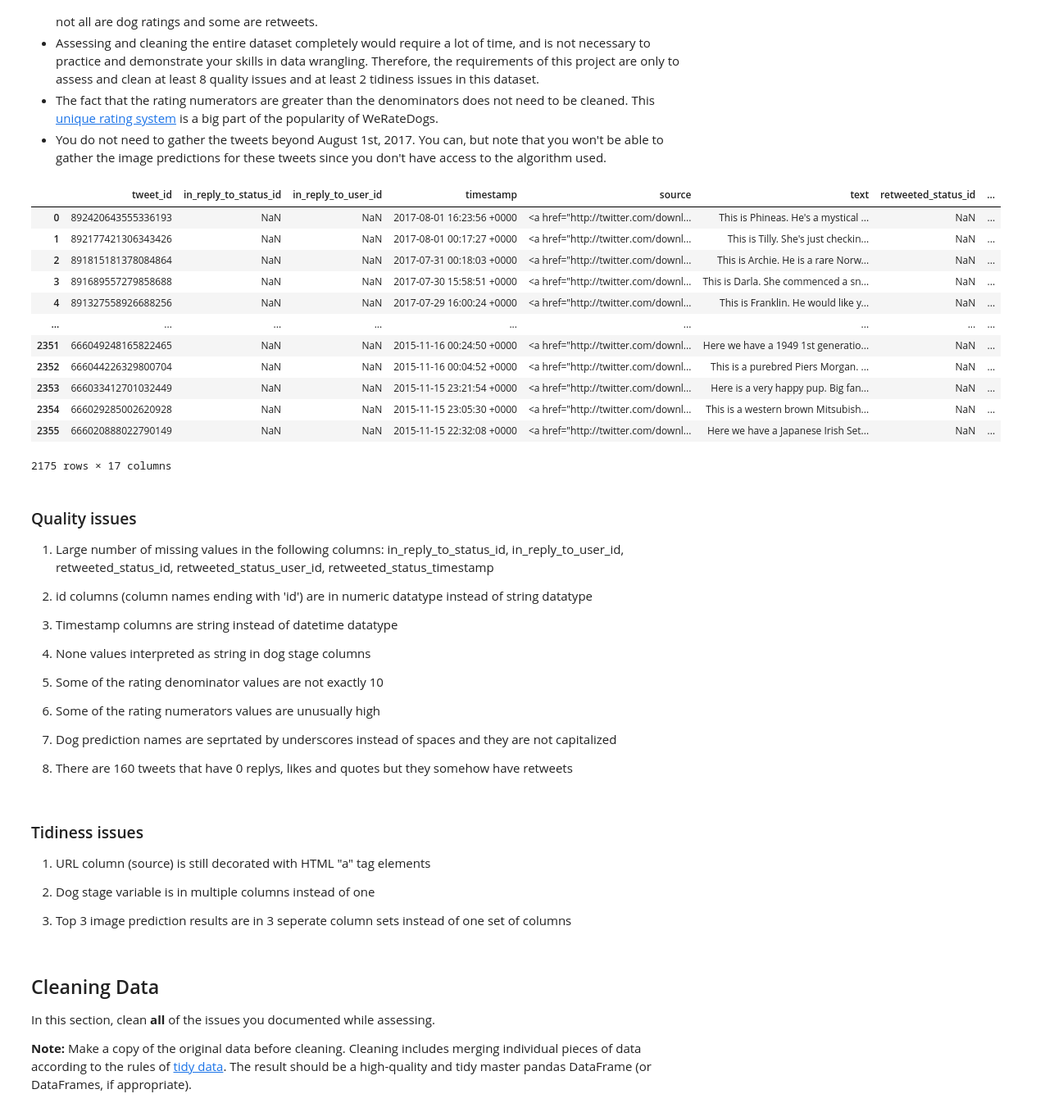
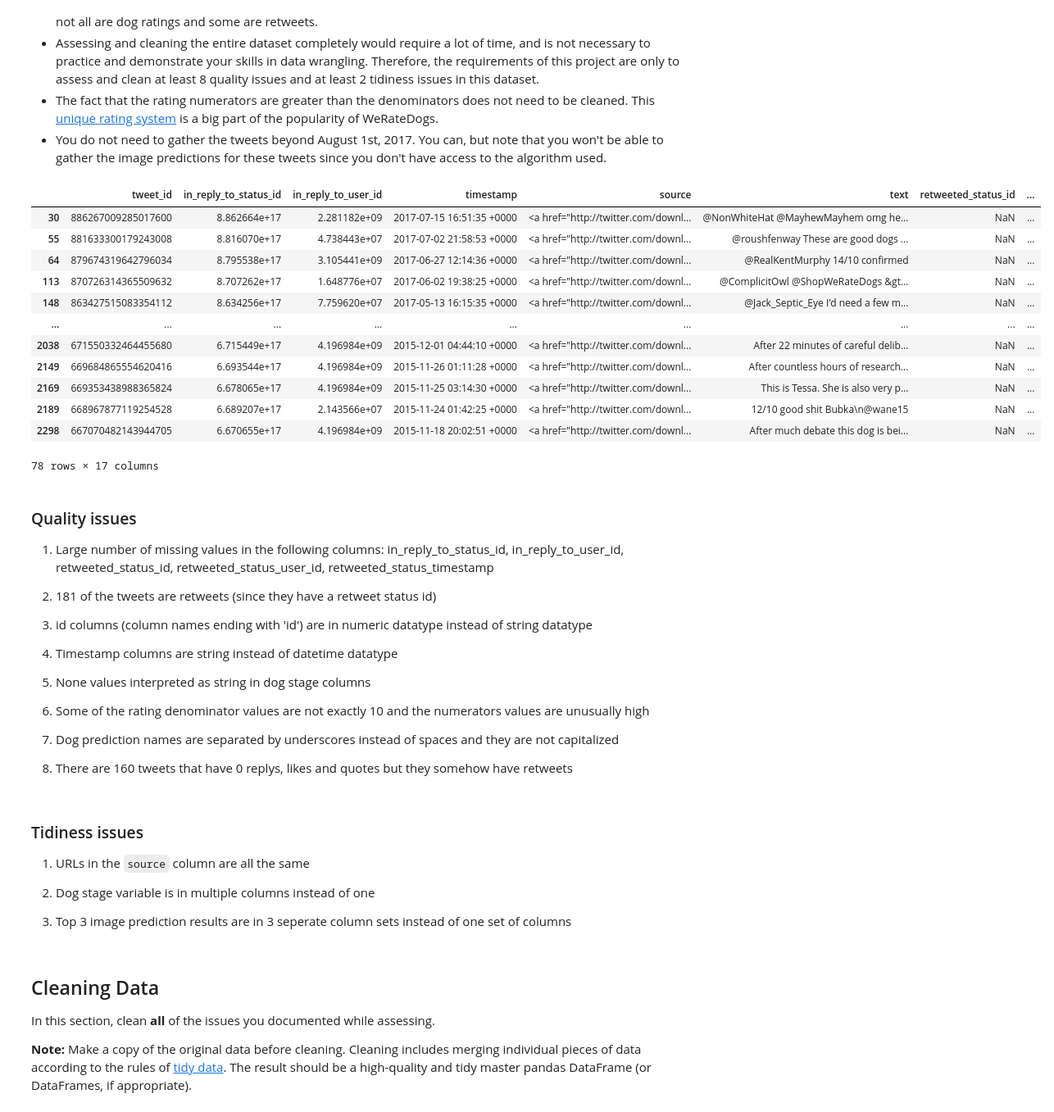
Before and after one commit to Cofucan/weratedogs_twitter_analysis, a Jupyter notebook: wrangle_act.ipynb, the cells around one changed output. Shown at 82% size. Drawn from its saved outputs; the diff is of its cells as text; code cells hidden in the pictures.

```diff
--- a/wrangle_act.ipynb
+++ b/wrangle_act.ipynb
@@ -252,30 +267,30 @@ programmatic assessement to assess the data.
 # %%
 df_tweets_enhanced["in_reply_to_status_id"].isnull().sum()
 
 # df_tweets_enhanced.sort_values(by=['rating_denominator']).head()
 # df_tweets_enhanced.sort_values(by=['rating_denominator']).query("tweet_id == 835246439529840640").text
 
 # df_tweets_enhanced["rating_denominator"].value_counts()
 # df_tweets_enhanced.groupby('rating_numerator')["rating_numerator"].count()
 
 df_public_metrics["like_count"].value_counts()
 df_public_metrics.query("like_count == 0")
 
-df_tweets_enhanced[df_tweets_enhanced["retweeted_status_id"].isnull()]
+df_tweets_enhanced[df_tweets_enhanced["in_reply_to_status_id"].notna()]
 # %% [output]
 |  | tweet_id | in_reply_to_status_id | in_reply_to_user_id | timestamp | source | text | retweeted_status_id | ... |
-| 0 | 892420643555336193 | NaN | NaN | 2017-08-01 16:23:56 +0000 | <a href="http://twitter.com/downl... | This is Phineas. He's a mystical ... | NaN | ... |
-| 1 | 892177421306343426 | NaN | NaN | 2017-08-01 00:17:27 +0000 | <a href="http://twitter.com/downl... | This is Tilly. She's just checkin... | NaN | ... |
-| 2 | 891815181378084864 | NaN | NaN | 2017-07-31 00:18:03 +0000 | <a href="http://twitter.com/downl... | This is Archie. He is a rare Norw... | NaN | ... |
-| 3 | 891689557279858688 | NaN | NaN | 2017-07-30 15:58:51 +0000 | <a href="http://twitter.com/downl... | This is Darla. She commenced a sn... | NaN | ... |
-| 4 | 891327558926688256 | NaN | NaN | 2017-07-29 16:00:24 +0000 | <a href="http://twitter.com/downl... | This is Franklin. He would like y... | NaN | ... |
+| 30 | 886267009285017600 | 8.862664e+17 | 2.281182e+09 | 2017-07-15 16:51:35 +0000 | <a href="http://twitter.com/downl... | @NonWhiteHat @MayhewMayhem omg he... | NaN | ... |
+| 55 | 881633300179243008 | 8.816070e+17 | 4.738443e+07 | 2017-07-02 21:58:53 +0000 | <a href="http://twitter.com/downl... | @roushfenway These are good dogs ... | NaN | ... |
+| 64 | 879674319642796034 | 8.795538e+17 | 3.105441e+09 | 2017-06-27 12:14:36 +0000 | <a href="http://twitter.com/downl... | @RealKentMurphy 14/10 confirmed | NaN | ... |
+| 113 | 870726314365509632 | 8.707262e+17 | 1.648776e+07 | 2017-06-02 19:38:25 +0000 | <a href="http://twitter.com/downl... | @ComplicitOwl @ShopWeRateDogs &gt... | NaN | ... |
+| 148 | 863427515083354112 | 8.634256e+17 | 7.759620e+07 | 2017-05-13 16:15:35 +0000 | <a href="http://twitter.com/downl... | @Jack_Septic_Eye I'd need a few m... | NaN | ... |
 | ... | ... | ... | ... | ... | ... | ... | ... | ... |
-| 2351 | 666049248165822465 | NaN | NaN | 2015-11-16 00:24:50 +0000 | <a href="http://twitter.com/downl... | Here we have a 1949 1st generatio... | NaN | ... |
-| 2352 | 666044226329800704 | NaN | NaN | 2015-11-16 00:04:52 +0000 | <a href="http://twitter.com/downl... | This is a purebred Piers Morgan. ... | NaN | ... |
-| 2353 | 666033412701032449 | NaN | NaN | 2015-11-15 23:21:54 +0000 | <a href="http://twitter.com/downl... | Here is a very happy pup. Big fan... | NaN | ... |
-| 2354 | 666029285002620928 | NaN | NaN | 2015-11-15 23:05:30 +0000 | <a href="http://twitter.com/downl... | This is a western brown Mitsubish... | NaN | ... |
-| 2355 | 666020888022790149 | NaN | NaN | 2015-11-15 22:32:08 +0000 | <a href="http://twitter.com/downl... | Here we have a Japanese Irish Set... | NaN | ... |
+| 2038 | 671550332464455680 | 6.715449e+17 | 4.196984e+09 | 2015-12-01 04:44:10 +0000 | <a href="http://twitter.com/downl... | After 22 minutes of careful delib... | NaN | ... |
+| 2149 | 669684865554620416 | 6.693544e+17 | 4.196984e+09 | 2015-11-26 01:11:28 +0000 | <a href="http://twitter.com/downl... | After countless hours of research... | NaN | ... |
+| 2169 | 669353438988365824 | 6.678065e+17 | 4.196984e+09 | 2015-11-25 03:14:30 +0000 | <a href="http://twitter.com/downl... | This is Tessa. She is also very p... | NaN | ... |
+| 2189 | 668967877119254528 | 6.689207e+17 | 2.143566e+07 | 2015-11-24 01:42:25 +0000 | <a href="http://twitter.com/downl... | 12/10 good shit Bubka\n@wane15 | NaN | ... |
+| 2298 | 667070482143944705 | 6.670655e+17 | 4.196984e+09 | 2015-11-18 20:02:51 +0000 | <a href="http://twitter.com/downl... | After much debate this dog is bei... | NaN | ... |
-2175 rows × 17 columns
+78 rows × 17 columns
 # %% [markdown]
 ### Quality issues
 1. Large number of missing values in the following columns:
@@ -285,22 +300,22 @@ df_tweets_enhanced[df_tweets_enhanced["retweeted_status_id"].isnull()]
 	retweeted_status_user_id,
 	retweeted_status_timestamp
 
-2. id columns (column names ending with 'id') are in numeric datatype instead of string datatype
+2. 181 of the tweets are retweets (since they have a retweet status id)
 
-3. Timestamp columns are string instead of datetime datatype
+3. id columns (column names ending with 'id') are in numeric datatype instead of string datatype
 
-4. None values interpreted as string in dog stage columns
+4. Timestamp columns are string instead of datetime datatype
 
-5. Some of the rating denominator values are not exactly 10
+5. None values interpreted as string in dog stage columns
 
-6. Some of the rating numerators values are unusually high
+6. Some of the rating denominator values are not exactly 10 and the numerators values are unusually high
 
-7. Dog prediction names are seprtated by underscores instead of spaces and they are not capitalized
+7. Dog prediction names are separated by underscores instead of spaces and they are not capitalized
 
-8. There are 160 tweets that have 0 replys, likes and quotes but they somehow have retweets
+8.  There are 160 tweets that have 0 replys, likes and quotes but they somehow have retweets
 # %% [markdown]
 ### Tidiness issues
-1. URL column (source) is still decorated with HTML "a" tag elements
+1. URLs in the `source` column are all the same
 
 2. Dog stage variable is in multiple columns instead of one
 
```
Also changed, not shown: parts of 84 cells of this notebook, 4 other files.
